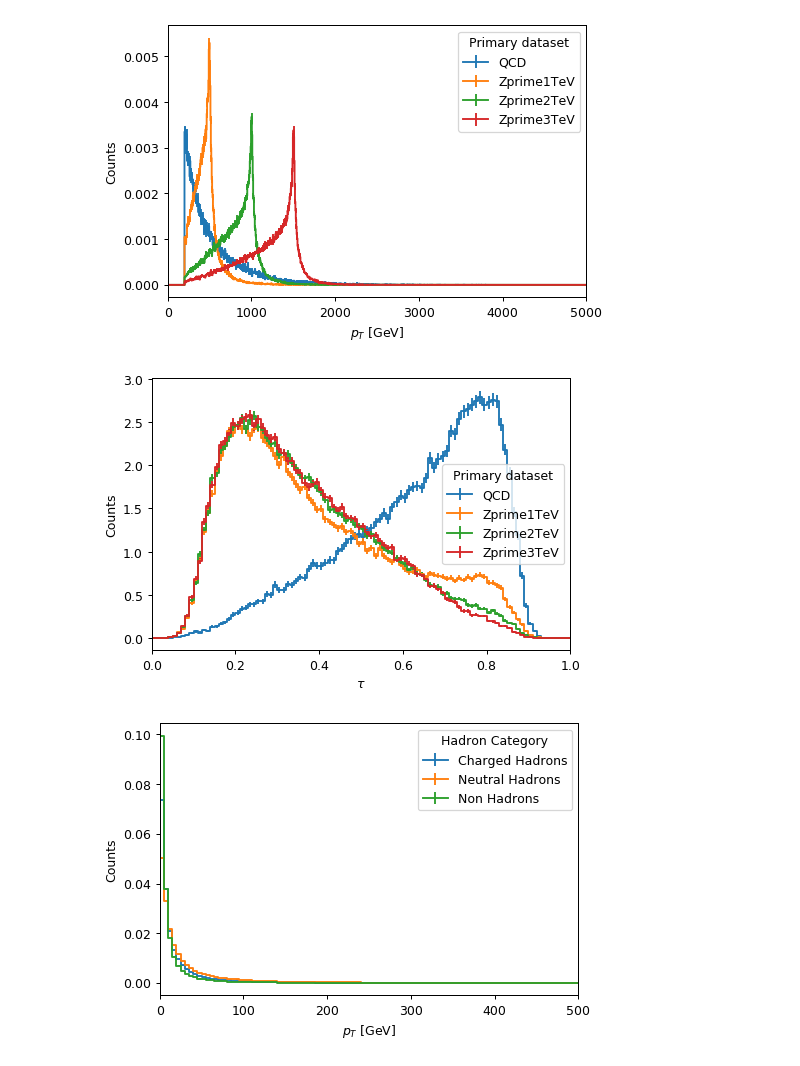
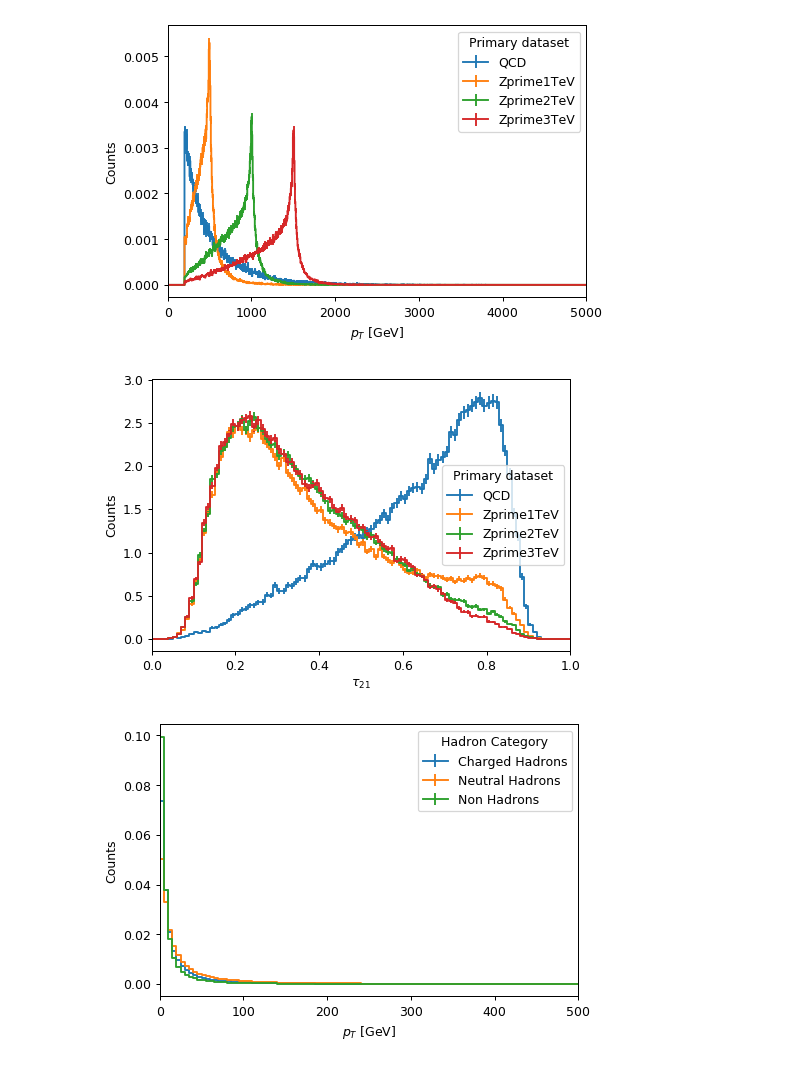
Before and after one commit to mdmorris/XAICoffea, a Jupyter notebook: ShowJets.ipynb, the cells around one changed output. Cells and saved outputs as stored; diff of their text form; code cells hidden in the pictures.

```diff
--- a/ShowJets.ipynb
+++ b/ShowJets.ipynb
@@ -571,12 +580,13 @@ fig.savefig("pt_plot.png")
 # %%
 fig, ax = hist.plotgrid(output['tau21'], overlay="dataset", stack=False, density=True
                                  )
 for iax in ax.flatten():
     iax.autoscale(axis='y')
+    iax.set_xlabel(r'$\tau_{21}$')
 fig.show()
 fig.savefig("tau_plot.png")
 # %% [output]
-[figure, old version]
+[figure, new version]
 # %%
 fig, ax = hist.plotgrid(output['chPt'].integrate("dataset"), overlay="hadron", stack=False, density=True
                                  )
```
Also changed, not shown: parts of 9 cells of this notebook.
